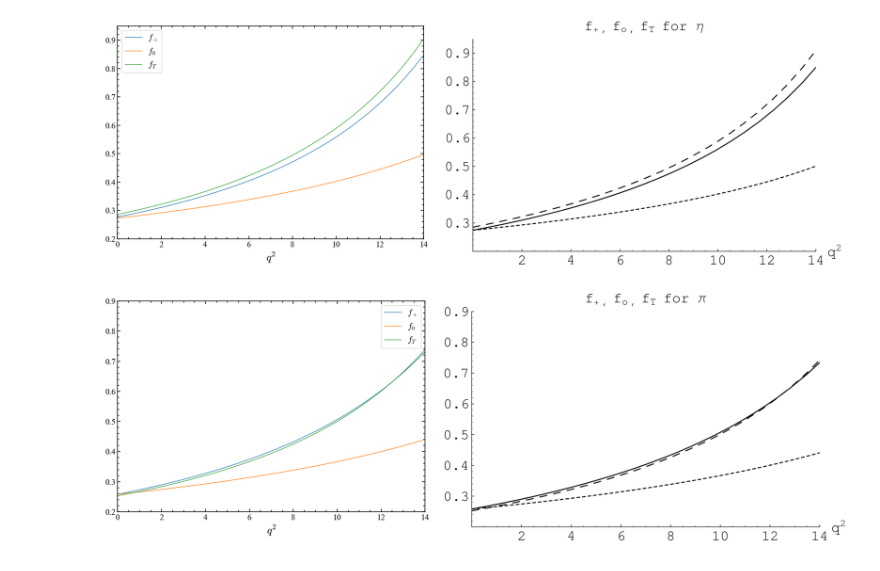
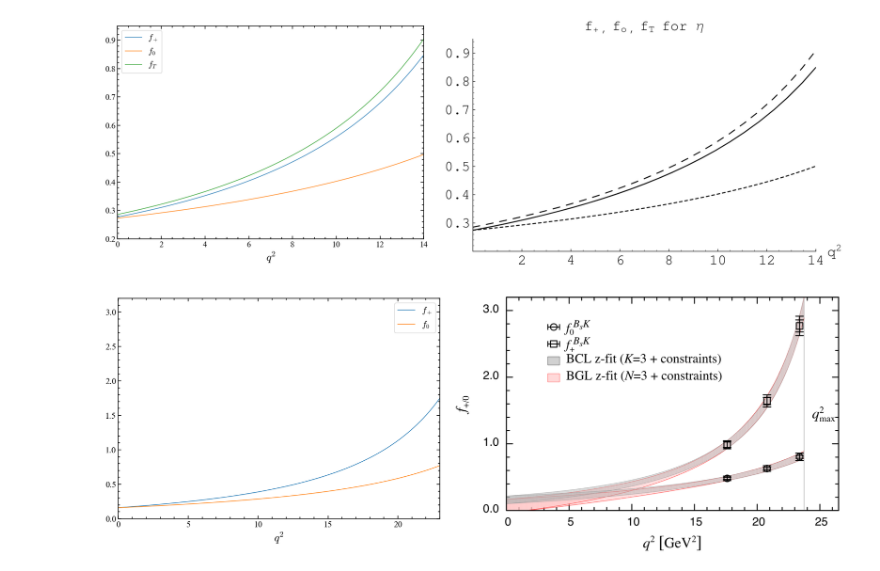
Before and after one commit to FlavourPhysicsGroup/hmff, a Jupyter notebook: compare.ipynb, the cells around one changed output. Drawn from its saved outputs; the diff is of its cells as text; code cells hidden in the pictures.

Commit message:
侯: 增加对比 Bs->K 过程的 LQCD_z_2015 实现

```diff
--- a/compare.ipynb
+++ b/compare.ipynb
@@ -66,5 +66,6 @@ compare("B->eta", "LCSR-pole 2004", test_info)
 [figure]
 [figure]
 # %%
+compare("Bs->K", "LQCD-z 2015", test_info)
 # %% [output]
-[figure, old version]
+[figure, new version]
```
Also changed, not shown: 4 other files.
